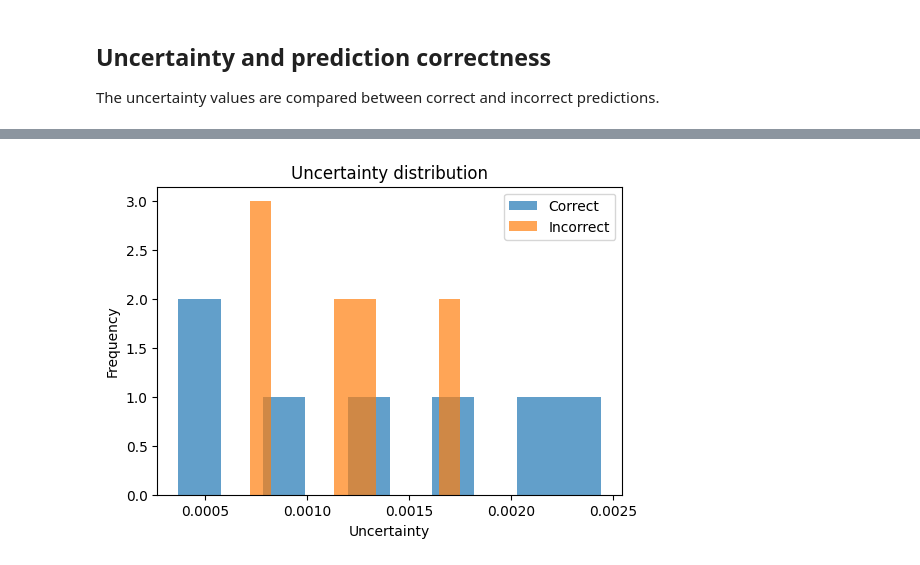
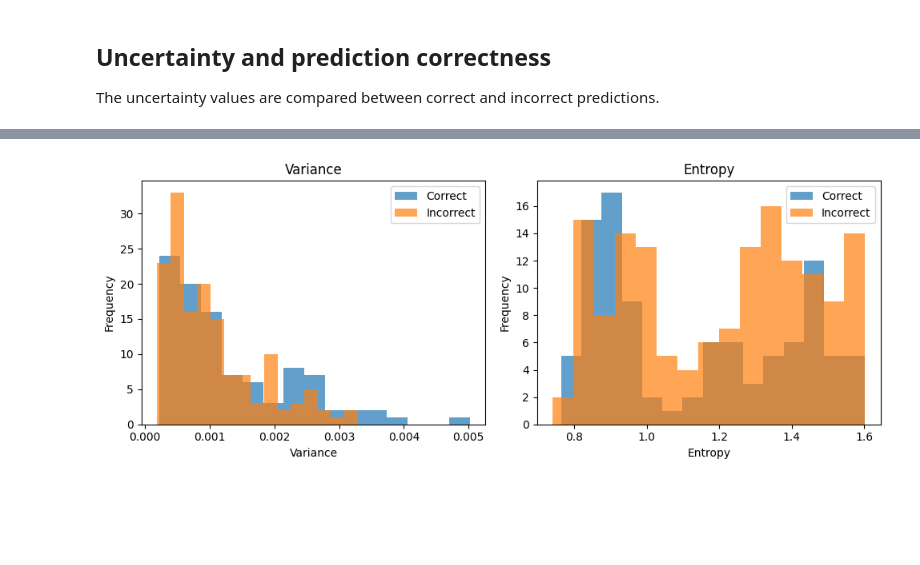
Before and after one commit to thuitema0/MPHY0050, a Jupyter notebook: Task5.ipynb, the cells around one changed output, grey strips where cells are left out. Saved outputs shown, nothing was run; the diff lists cells and outputs as text; code cells hidden in the pictures; blank space fills up the shorter version.

Commit message:
improve Task 5: uncertainty evaluation and analysis

```diff
--- a/Task5.ipynb
+++ b/Task5.ipynb
@@ -18,8 +18,12 @@ from torchvision import transforms
 train_images_folder = "Data/Training/Training_Images"
 train_csv = "Data/Training/Training_LabelsDemographic.csv"
 
+test_images_folder = "Data/Testing/Testing_Images"
+test_csv = "Data/Testing/Testing_LabelDemographic.csv"
+
 # Load labels
 train_df = pd.read_csv(train_csv)
+test_df = pd.read_csv(test_csv)
 
 train_df.head()
 # %% [output]
@@ -80,7 +83,10 @@ class MMACDataset(Dataset):
 # %%
 # dataset and dataloader
 train_dataset = MMACDataset(train_df, train_images_folder, transform=transform)
+test_dataset = MMACDataset(test_df, test_images_folder, transform=transform)
+
 train_loader = DataLoader(train_dataset, batch_size=16, shuffle=True)
+test_loader = DataLoader(test_dataset, batch_size=16, shuffle=False)
 # %% [markdown]
 ## Classification model
 CNN model to classify myopic maculopathy grade. Dropout is included so the model can be run multiple times to measure uncertainty.
@@ -188,19 +225,17 @@ Dropout randomly turns off parts of the network. Running the model multiple time
 # Run the model multiple times with dropout to estimate uncertainty
 def mc_dropout_inference(model, images, T=10):
     model.train()  # keep dropout active
-
     preds = []
-
-    # Multiple forward passes
     for _ in range(T):
         outputs = model(images)
         probs = torch.softmax(outputs, dim=1)
         preds.append(probs)
 
     preds = torch.stack(preds)
+    mean_pred = preds.mean(dim=0)
+    variance = preds.var(dim=0).mean(dim=1)
 
-    # Average prediction and variability
-    mean_pred = preds.mean(dim=0)
-    uncertainty = preds.var(dim=0)
+    # Entropy of mean prediction
+    entropy = -(mean_pred * torch.log(mean_pred + 1e-8)).sum(dim=1)
 
-    return mean_pred, uncertainty
+    return mean_pred, variance, entropy
@@ -238,19 +334,33 @@ correct_predictions = (preds == labels)
-# %%
-# Compare uncertainty for correct and incorrect predictions
-correct_uncertainty = uncertainty_score[correct_predictions]
-incorrect_uncertainty = uncertainty_score[~correct_predictions]
-
-# Plot uncertainty distribution
-plt.figure(figsize=(6, 4))
-
-plt.hist(correct_uncertainty.detach().numpy(), bins=10, alpha=0.7, label="Correct")
-plt.hist(incorrect_uncertainty.detach().numpy(), bins=10, alpha=0.7, label="Incorrect")
-
-plt.xlabel("Uncertainty")
-plt.ylabel("Frequency")
-plt.title("Uncertainty distribution")
-plt.legend()
-
-plt.show()
-# %% [output]
-[figure, removed]
+# %%
+plt.figure(figsize=(10, 4))
+
+# Variance histogram
+plt.subplot(1, 2, 1)
+correct_var = results_df[results_df["correct"]]["variance"]
+incorrect_var = results_df[~results_df["correct"]]["variance"]
+
+plt.hist(correct_var, bins=15, alpha=0.7, label="Correct")
+plt.hist(incorrect_var, bins=15, alpha=0.7, label="Incorrect")
+
+plt.xlabel("Variance")
+plt.ylabel("Frequency")
+plt.title("Variance")
+plt.legend()
+
+# Entropy histogram
+plt.subplot(1, 2, 2)
+correct_ent = results_df[results_df["correct"]]["entropy"]
+incorrect_ent = results_df[~results_df["correct"]]["entropy"]
+
+plt.hist(correct_ent, bins=15, alpha=0.7, label="Correct")
+plt.hist(incorrect_ent, bins=15, alpha=0.7, label="Incorrect")
+
+plt.xlabel("Entropy")
+plt.ylabel("Frequency")
+plt.title("Entropy")
+plt.legend()
+
+plt.tight_layout()
+plt.show()
+# %% [output]
+[figure, added]
```
Also changed, not shown: parts of 14 cells of this notebook.
